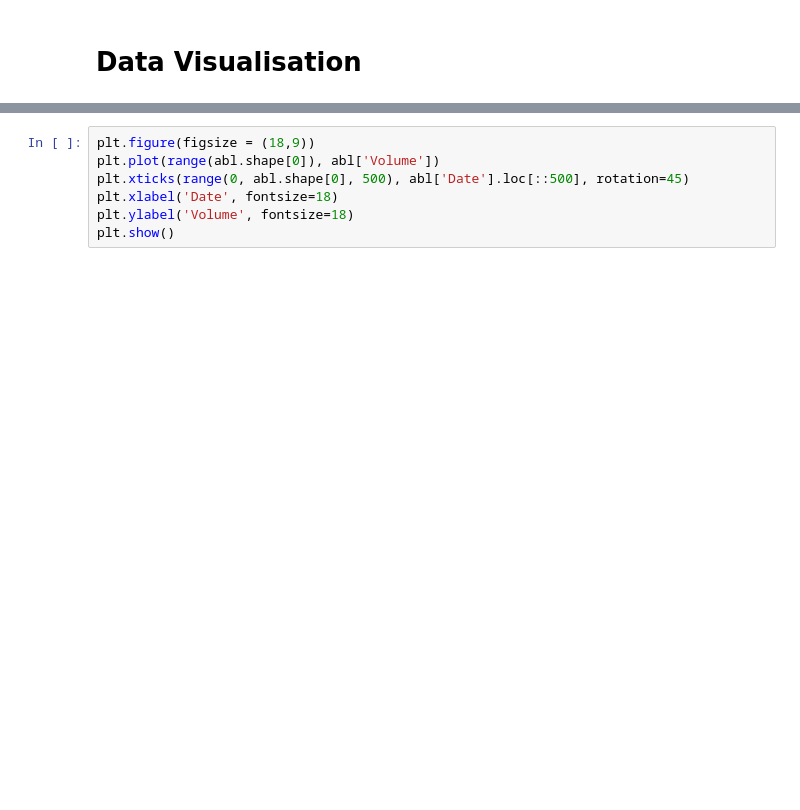
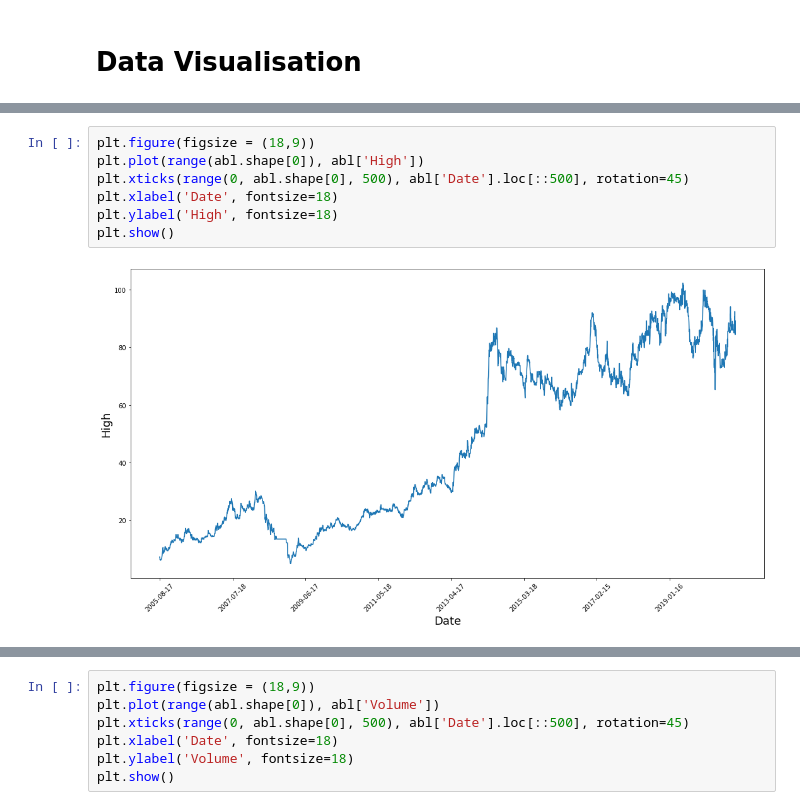
Before and after one commit to md03475/Deep-PSX-Kaavish, a Jupyter notebook: M1 Data Cleaning.ipynb, the cells around one changed output, grey strips where cells are left out. Cells and saved outputs as stored; diff of their text form; blank space fills up the shorter version.

```diff
--- a/M1 Data Cleaning.ipynb
+++ b/M1 Data Cleaning.ipynb
@@ -86,0 +96,9 @@ plt.show()
+# %%
+plt.figure(figsize = (18,9))
+plt.plot(range(abl.shape[0]), abl['High'])
+plt.xticks(range(0, abl.shape[0], 500), abl['Date'].loc[::500], rotation=45)
+plt.xlabel('Date', fontsize=18)
+plt.ylabel('High', fontsize=18)
+plt.show()
+# %% [output]
+[figure, added]
```
Also changed, not shown: parts of 3 cells of this notebook.
